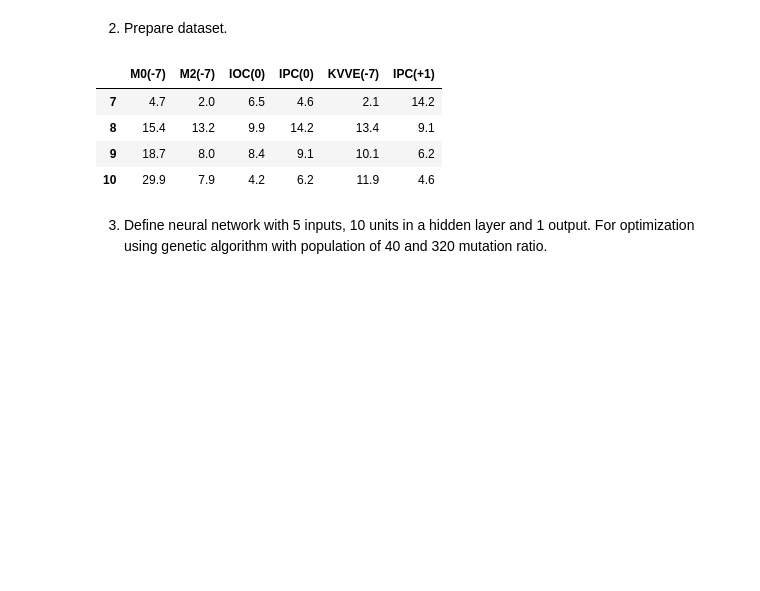
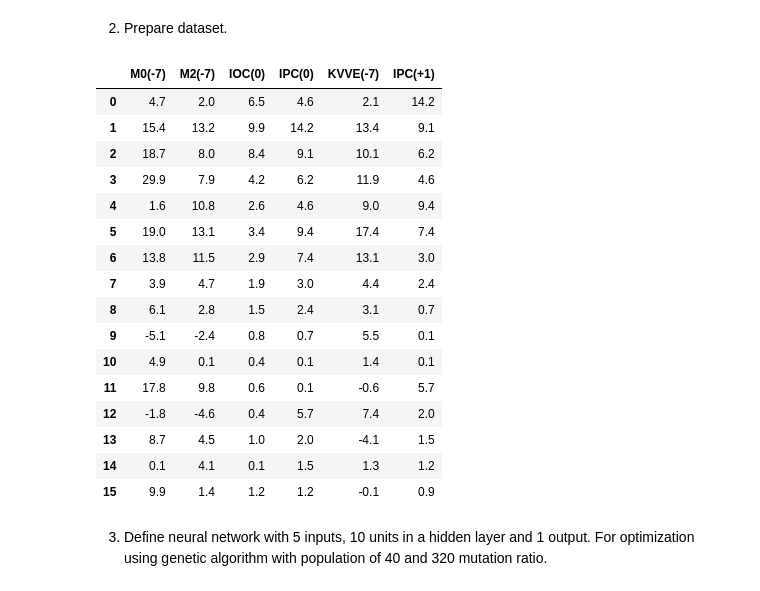
Before and after one commit to melalex/computational-intelligence, a Jupyter notebook: notebooks/genetic_ipc_prediction.ipynb, the cells around one changed output. Drawn from its saved outputs; the diff is of its cells as text; code cells hidden in the pictures; blank space fills up the shorter version.

```diff
--- a/notebooks/genetic_ipc_prediction.ipynb
+++ b/notebooks/genetic_ipc_prediction.ipynb
@@ -38,13 +40,25 @@ dataset.head(4)
 # %%
 
 processed_dataset = process_economic_raw_dataset(dataset)
-processed_dataset.head(4)
+display(processed_dataset)
 # %% [output]
 |  | M0(-7) | M2(-7) | IOC(0) | IPC(0) | KVVE(-7) | IPC(+1) |
-| 7 | 4.7 | 2.0 | 6.5 | 4.6 | 2.1 | 14.2 |
-| 8 | 15.4 | 13.2 | 9.9 | 14.2 | 13.4 | 9.1 |
-| 9 | 18.7 | 8.0 | 8.4 | 9.1 | 10.1 | 6.2 |
-| 10 | 29.9 | 7.9 | 4.2 | 6.2 | 11.9 | 4.6 |
+| 0 | 4.7 | 2.0 | 6.5 | 4.6 | 2.1 | 14.2 |
+| 1 | 15.4 | 13.2 | 9.9 | 14.2 | 13.4 | 9.1 |
+| 2 | 18.7 | 8.0 | 8.4 | 9.1 | 10.1 | 6.2 |
+| 3 | 29.9 | 7.9 | 4.2 | 6.2 | 11.9 | 4.6 |
+| 4 | 1.6 | 10.8 | 2.6 | 4.6 | 9.0 | 9.4 |
+| 5 | 19.0 | 13.1 | 3.4 | 9.4 | 17.4 | 7.4 |
+| 6 | 13.8 | 11.5 | 2.9 | 7.4 | 13.1 | 3.0 |
+| 7 | 3.9 | 4.7 | 1.9 | 3.0 | 4.4 | 2.4 |
+| 8 | 6.1 | 2.8 | 1.5 | 2.4 | 3.1 | 0.7 |
+| 9 | -5.1 | -2.4 | 0.8 | 0.7 | 5.5 | 0.1 |
+| 10 | 4.9 | 0.1 | 0.4 | 0.1 | 1.4 | 0.1 |
+| 11 | 17.8 | 9.8 | 0.6 | 0.1 | -0.6 | 5.7 |
+| 12 | -1.8 | -4.6 | 0.4 | 5.7 | 7.4 | 2.0 |
+| 13 | 8.7 | 4.5 | 1.0 | 2.0 | -4.1 | 1.5 |
+| 14 | 0.1 | 4.1 | 0.1 | 1.5 | 1.3 | 1.2 |
+| 15 | 9.9 | 1.4 | 1.2 | 1.2 | -0.1 | 0.9 |
 # %% [markdown]
 3. Define neural network with 5 inputs, 10 units in a hidden layer and 1 output. For optimization using genetic algorithm with population of 40 and 320 mutation ratio.
 # %%
```
Also changed, not shown: parts of 11 cells of this notebook, 13 other files.
